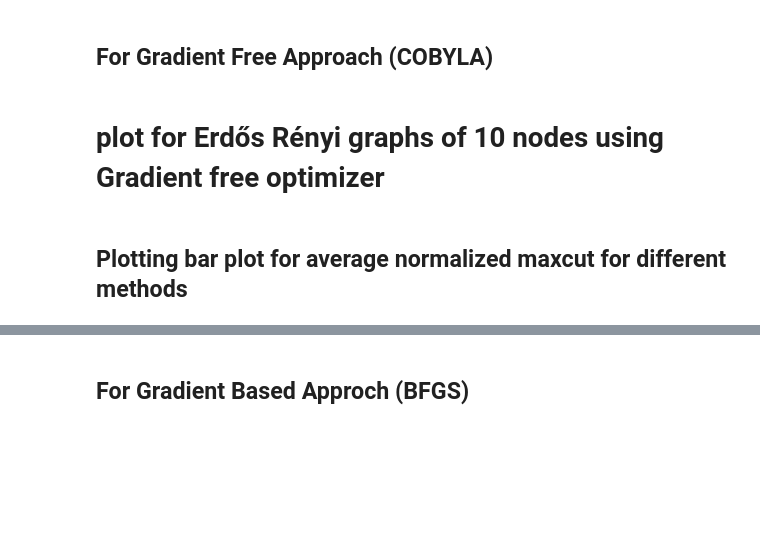
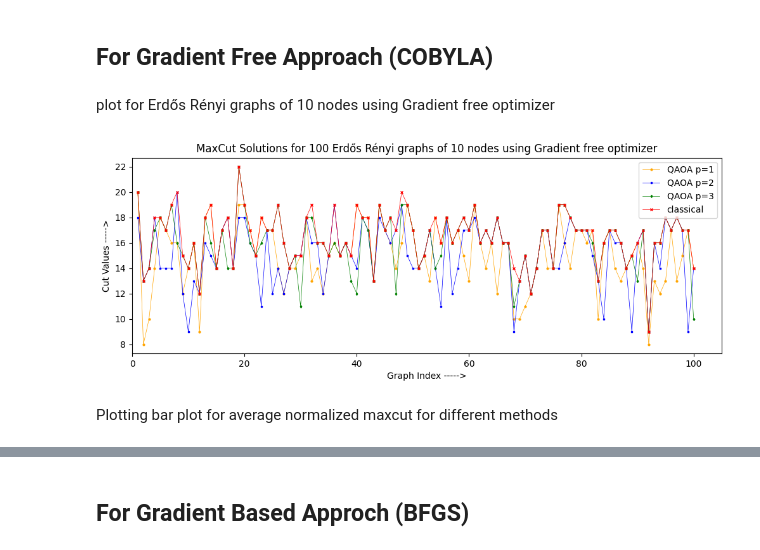
Before and after one commit to patelquantum/MaxCut, a Jupyter notebook: maxcut_qaoa_2.ipynb, the cells around one changed output, grey strips where cells are left out. Saved outputs shown, nothing was run; the diff lists cells and outputs as text; code cells hidden in the pictures; blank space fills up the shorter version.

```diff
--- a/maxcut_qaoa_2.ipynb
+++ b/maxcut_qaoa_2.ipynb
@@ -72,21 +72,27 @@ for ii in range(100):
 
     A[m+1][ii] = int(sol)
 # %% [markdown]
-# plot for Erdős Rényi graphs of 10 nodes using Gradient free optimizer
+plot for Erdős Rényi graphs of 10 nodes using Gradient free optimizer
 # %%
 import matplotlib.pyplot as plt
 
-plt.plot(A[0],A[1],label='p=1')
-plt.plot(A[0],A[2],label='p=2')
-plt.plot(A[0],A[3],label='p=3')
-plt.plot(A[0],A[4],label='classical')
-plt.grid()
+plt.figure(figsize=(12, 4))  # Width: 12 inches, Height: 4 inches
+plt.xlim(0,105)
+plt.plot(A[0], A[1], label='QAOA p=1', marker='o', markersize=2, linewidth=0.5, color='orange')
+plt.plot(A[0], A[2], label='QAOA p=2', marker='s', markersize=2, linewidth=0.5, color='blue')
+plt.plot(A[0], A[3], label='QAOA p=3', marker='d', markersize=2, linewidth=0.5, color='green')
+plt.plot(A[0], A[4], label='classical', marker='x', markersize=3, linewidth=0.5, color='red')
+
+#plt.grid()
 plt.xlabel("Graph Index ----->")
 plt.ylabel("Cut Values ----->")
-plt.title("Solution for Erdős Rényi graphs of 10 nodes using Gradient free optimizer")
-plt.legend(loc='best')
+plt.title("MaxCut Solutions for 100 Erdős Rényi graphs of 10 nodes using Gradient free optimizer")
+plt.legend(loc='upper right')
+plt.savefig('non_grad_100_graphs.png', dpi=600)
+# %% [output]
+[figure, added]
 # %% [markdown]
-## Plotting bar plot for average normalized maxcut for different methods
+Plotting bar plot for average normalized maxcut for different methods
 # %%
 C = [1.]
 for j in range(0,3,1):
```
Also changed, not shown: parts of 5 cells of this notebook.
